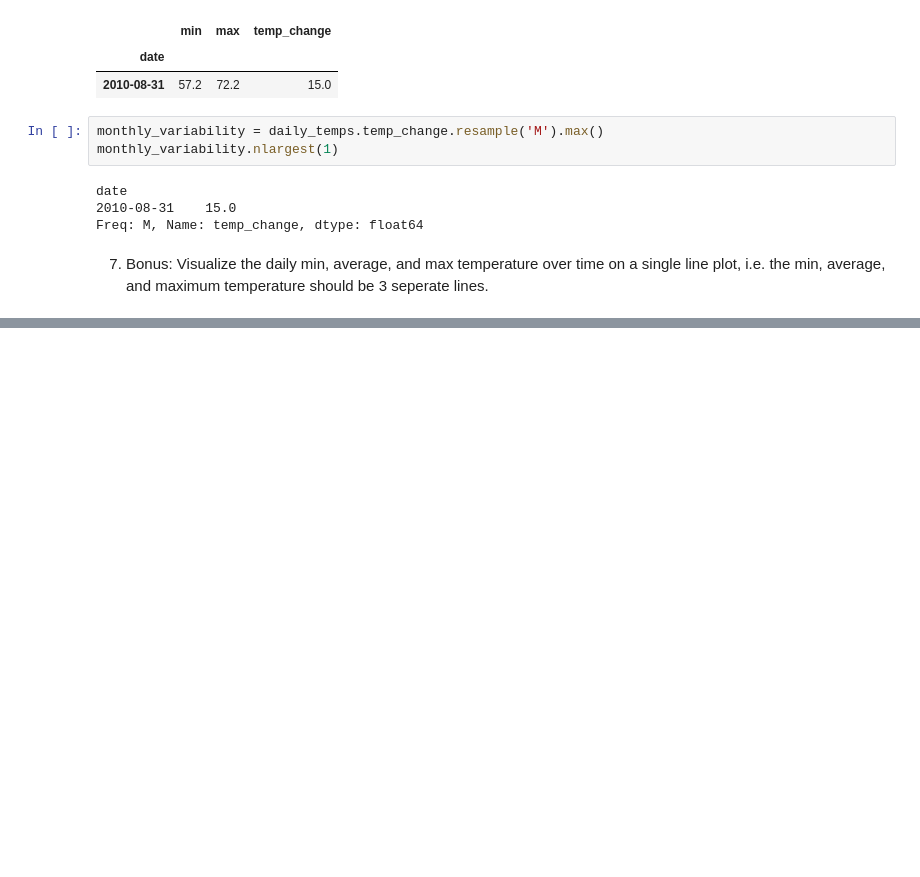
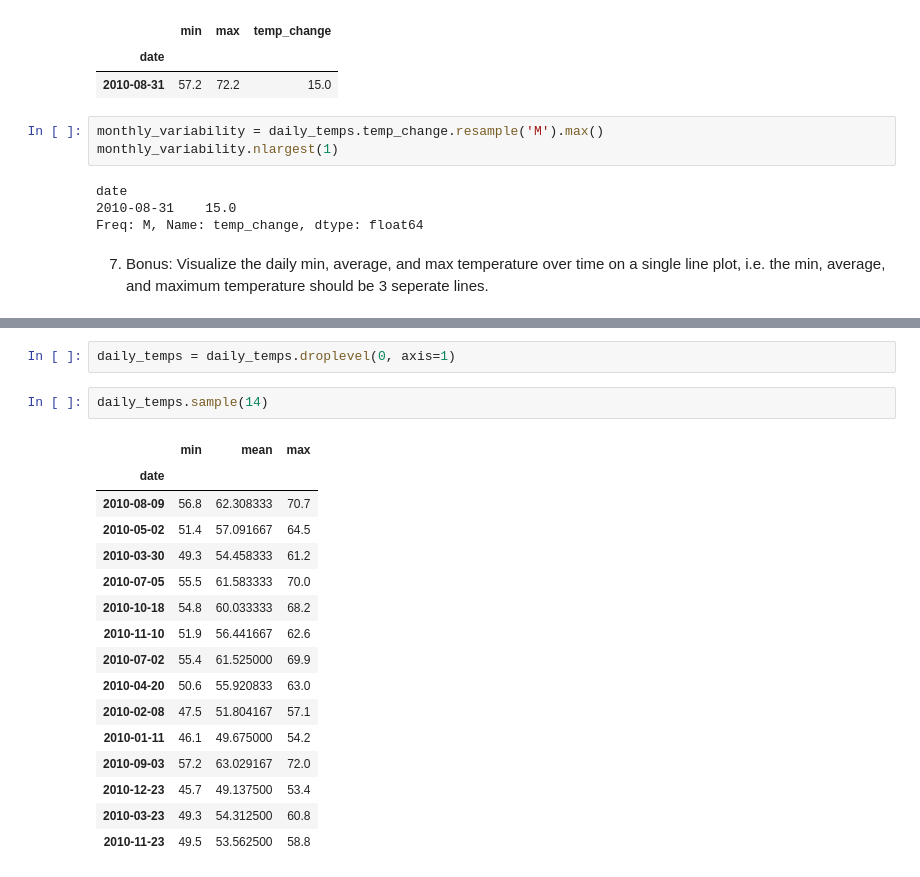
Before and after one commit to david-ryan-alviola/time-series-exercises, a Jupyter notebook: time_series.ipynb, the cells around one changed output, grey strips where cells are left out. Drawn from its saved outputs; the diff is of its cells as text; blank space fills up the shorter version.

```diff
--- a/time_series.ipynb
+++ b/time_series.ipynb
@@ -334,0 +354,21 @@ Freq: M, Name: temp_change, dtype: float64
+# %%
+daily_temps = daily_temps.droplevel(0, axis=1)
+# %%
+daily_temps.sample(14)
+# %% [output]
+|  | min | mean | max |
+| date |  |  |  |
+| 2010-08-09 | 56.8 | 62.308333 | 70.7 |
+| 2010-05-02 | 51.4 | 57.091667 | 64.5 |
+| 2010-03-30 | 49.3 | 54.458333 | 61.2 |
+| 2010-07-05 | 55.5 | 61.583333 | 70.0 |
+| 2010-10-18 | 54.8 | 60.033333 | 68.2 |
+| 2010-11-10 | 51.9 | 56.441667 | 62.6 |
+| 2010-07-02 | 55.4 | 61.525000 | 69.9 |
+| 2010-04-20 | 50.6 | 55.920833 | 63.0 |
+| 2010-02-08 | 47.5 | 51.804167 | 57.1 |
+| 2010-01-11 | 46.1 | 49.675000 | 54.2 |
+| 2010-09-03 | 57.2 | 63.029167 | 72.0 |
+| 2010-12-23 | 45.7 | 49.137500 | 53.4 |
+| 2010-03-23 | 49.3 | 54.312500 | 60.8 |
+| 2010-11-23 | 49.5 | 53.562500 | 58.8 |
```
Also changed, not shown: parts of 2 cells of this notebook.
